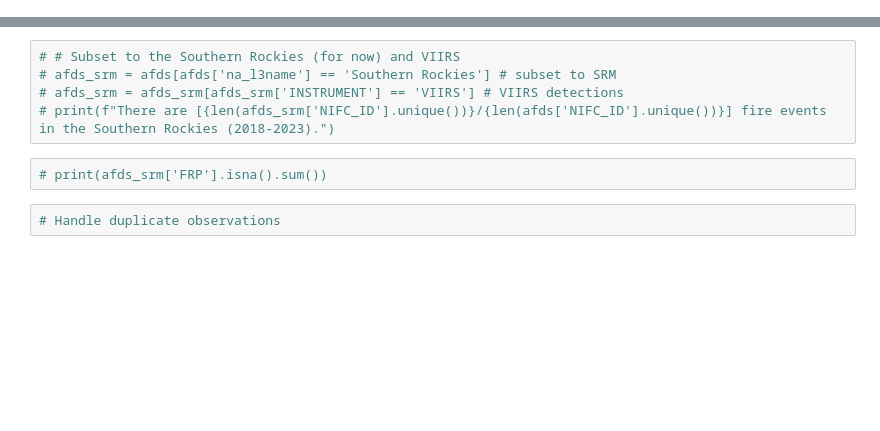
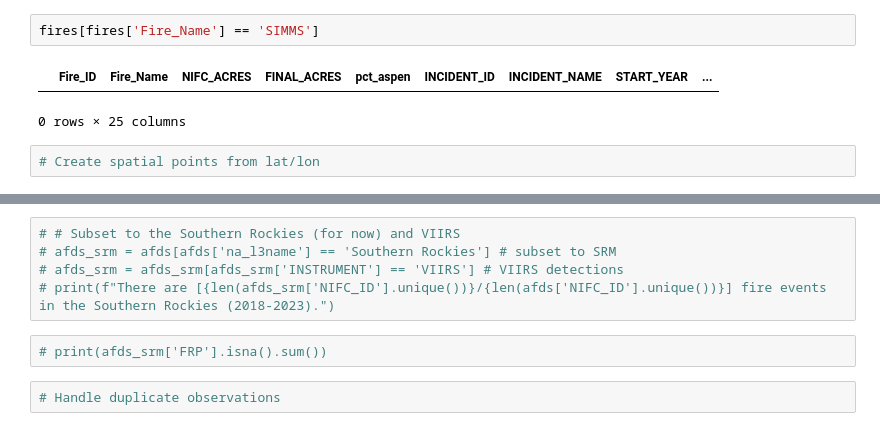
Before and after one commit to natshoff/aspen-fire-fork, a Jupyter notebook: Aim2/code/Python/XXviirs-afd-processing.ipynb, the cells around one changed output, grey strips where cells are left out. Drawn from its saved outputs; the diff is of its cells as text; blank space fills up the shorter version.

```diff
--- a/Aim2/code/Python/XXviirs-afd-processing.ipynb
+++ b/Aim2/code/Python/XXviirs-afd-processing.ipynb
@@ -44,3 +70,10 @@ Ready !
+# %%
+fires[fires['Fire_Name'] == 'SIMMS']
+# %% [output]
+|  | Fire_ID | Fire_Name | NIFC_ACRES | FINAL_ACRES | pct_aspen | INCIDENT_ID | INCIDENT_NAME | START_YEAR | ... |
+0 rows × 25 columns
+# %%
+# Create spatial points from lat/lon
 # %%
 # Load the combined MODIS and VIIRS AFDs (buffered)
 fp = os.path.join(datamod,'vnp14img_geo_aspen-fires-srm_2018to2023.csv')
```
Also changed, not shown: parts of 19 cells of this notebook, 3 other files.
